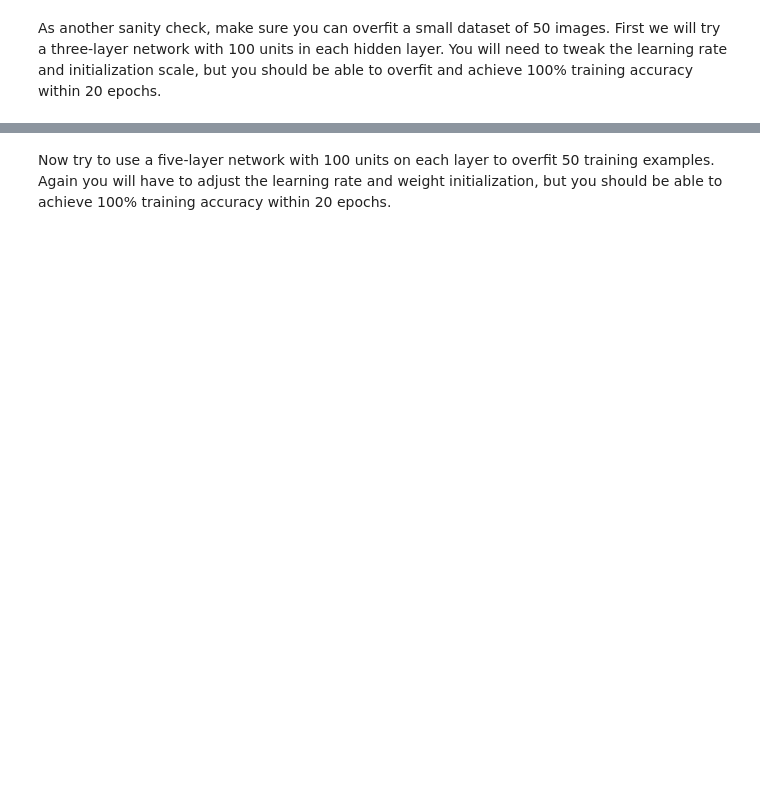
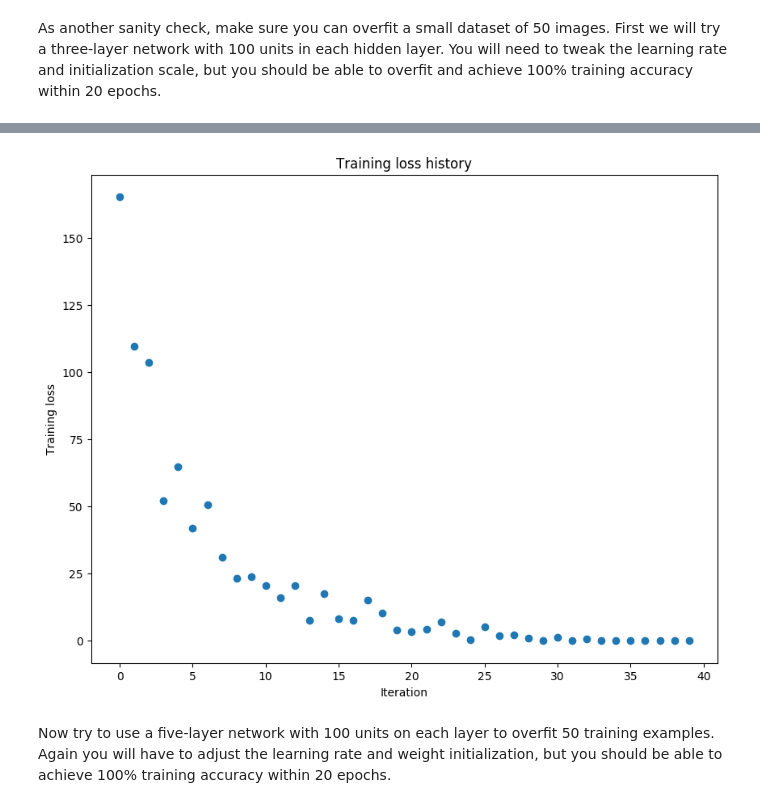
Before and after one commit to franklyd/cs231n-Convolutional-Neural-Networks, a Jupyter notebook: assignment2/FullyConnectedNets.ipynb, the cells around one changed output, grey strips where cells are left out. Cells and saved outputs as stored; diff of their text form; code cells hidden in the pictures; blank space fills up the shorter version.

```diff
--- a/assignment2/FullyConnectedNets.ipynb
+++ b/assignment2/FullyConnectedNets.ipynb
@@ -435,8 +435,8 @@ small_data = {
   'y_val': data['y_val'],
 }
 
-weight_scale = 1e-2
-learning_rate = 1e-4
+weight_scale = np.sqrt(2.0/300)
+learning_rate = 9e-5
 model = FullyConnectedNet([100, 100],
               weight_scale=weight_scale, dtype=np.float64)
 solver = Solver(model, small_data,
@@ -453,3 +453,4 @@ plt.title('Training loss history')
 plt.xlabel('Iteration')
 plt.ylabel('Training loss')
 plt.show()
+# %% [output]
@@ -456,3 +474,4 @@ plt.show()
+[figure, added]
 # %% [markdown]
 Now try to use a five-layer network with 100 units on each layer to overfit 50 training examples. Again you will have to adjust the learning rate and weight initialization, but you should be able to achieve 100% training accuracy within 20 epochs.
 # %%
```
Also changed, not shown: parts of 3 cells of this notebook.
